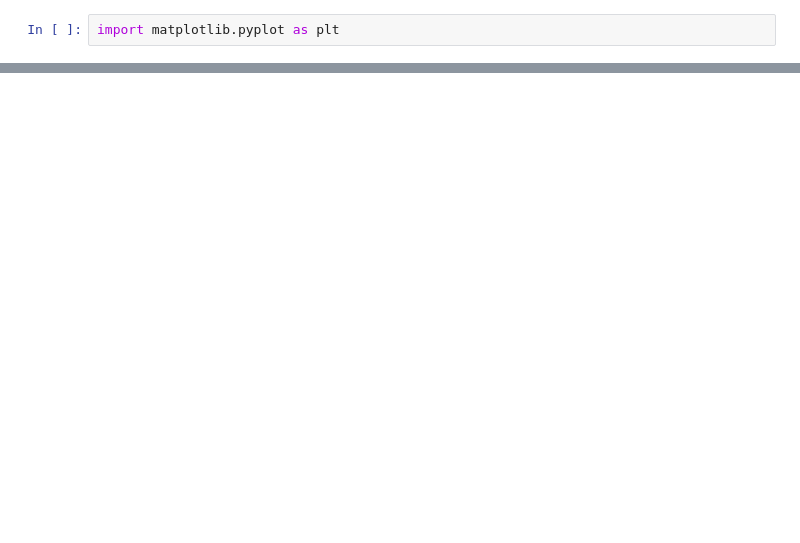
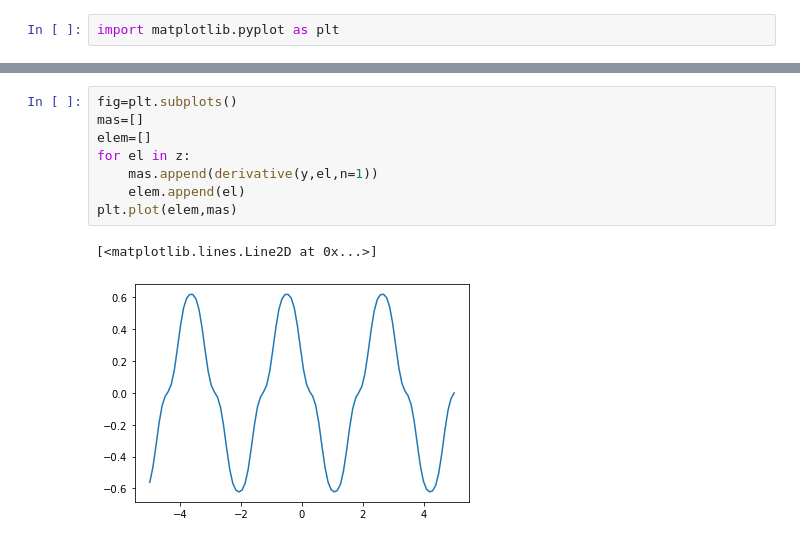
Before and after one commit to stanislavlesnovskij/homework, a Jupyter notebook: Директория для Юпитера/Производные.ipynb, the cells around one changed output, grey strips where cells are left out. Drawn from its saved outputs; the diff is of its cells as text; blank space fills up the shorter version.

```diff
--- a/Директория для Юпитера/Производные.ipynb
+++ b/Директория для Юпитера/Производные.ipynb
@@ -53,0 +77,11 @@ TypeError: 'Mul' object is not callable
+# %%
+fig=plt.subplots()
+mas=[]
+elem=[]
+for el in z:
+    mas.append(derivative(y,el,n=1))
+    elem.append(el)
+plt.plot(elem,mas)
+# %% [output]
+[<matplotlib.lines.Line2D at 0x...>]
+[figure, added]
```
Also changed, not shown: parts of 8 cells of this notebook.
